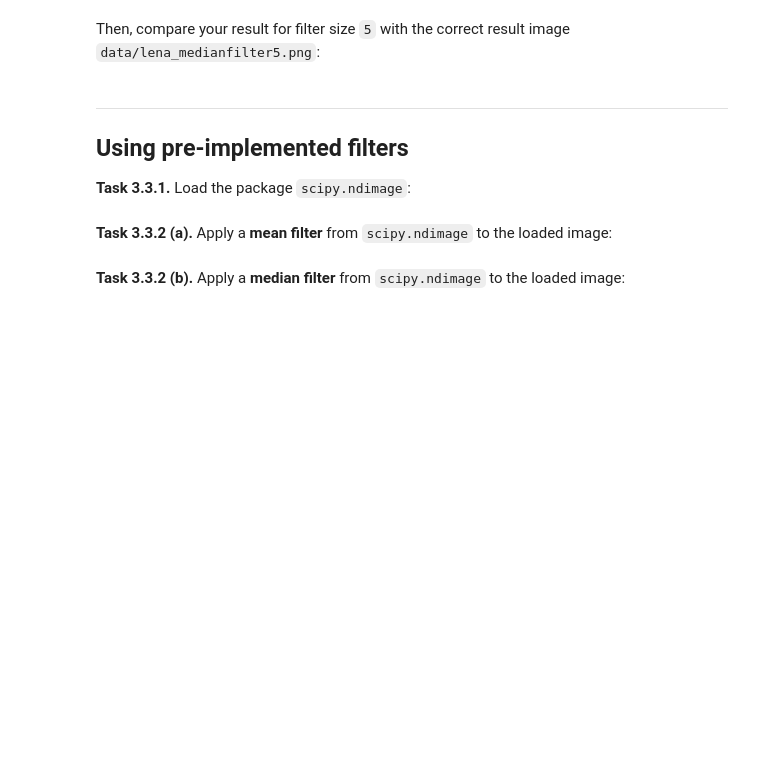
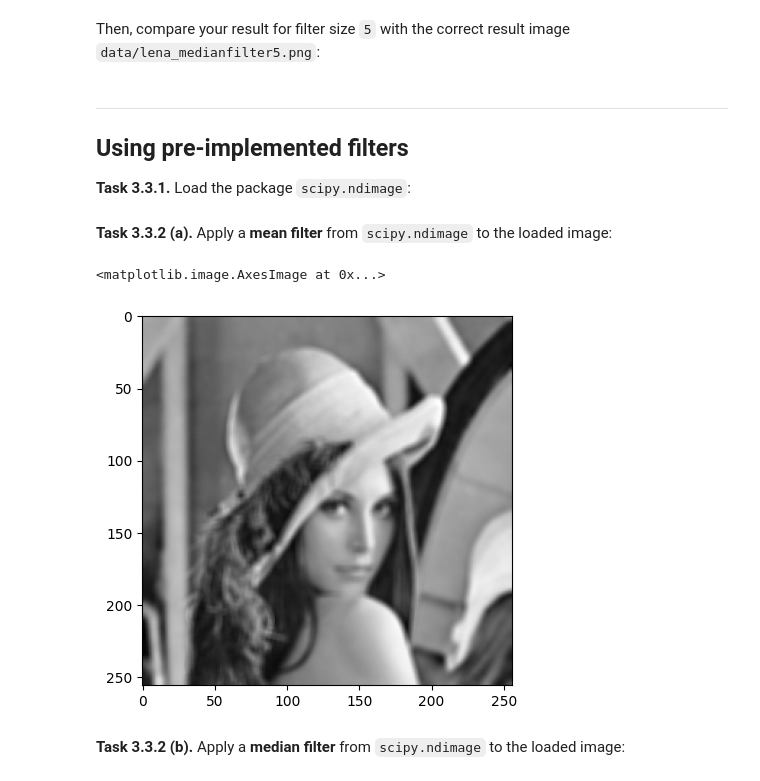
Before and after one commit to Amelie-Hoefchen/mobi-fs3-python, a Jupyter notebook: task3.ipynb, the cells around one changed output. Cells and saved outputs as stored; diff of their text form; code cells hidden in the pictures; blank space fills up the shorter version.

```diff
--- a/task3.ipynb
+++ b/task3.ipynb
@@ -68,4 +89,10 @@ Then, compare your result for filter size `5` with the correct result image `dat
 # %% [markdown]
 **<a id="#">Task 3.3.2 (a).</a>** Apply a **mean filter** from `scipy.ndimage` to the loaded image:
+# %%
+img_mean = scipy.ndimage.uniform_filter(img, 5)
+plt.imshow(img_mean, "gray")
+# %% [output]
+<matplotlib.image.AxesImage at 0x...>
+[figure, added]
 # %% [markdown]
 **<a id="#">Task 3.3.2 (b).</a>** Apply a **median filter** from `scipy.ndimage` to the loaded image:
```
Also changed, not shown: parts of 9 cells of this notebook.
